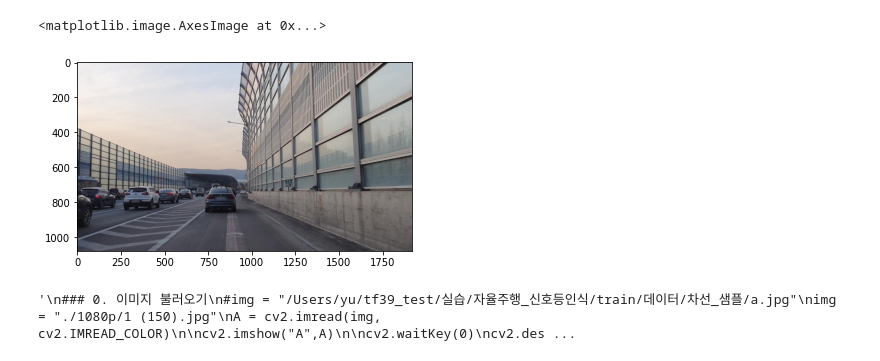
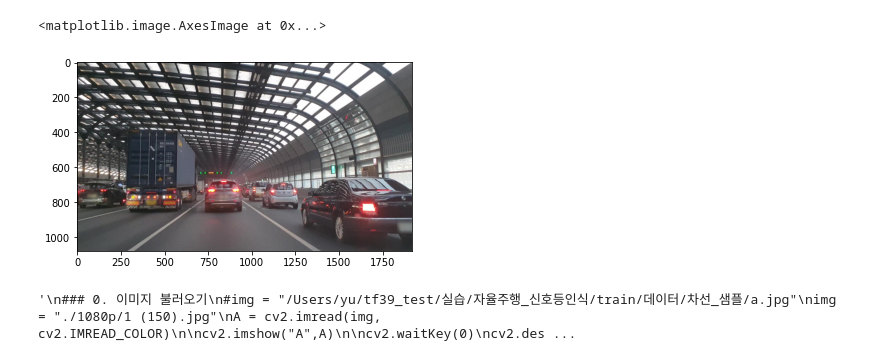
Before and after one commit to lim-ye-ji/Object_recognition_in_autonomous_driving, a Jupyter notebook: lane/Yu.ipynb, the cells around one changed output. Cells and saved outputs as stored; diff of their text form; code cells hidden in the pictures.

```diff
--- a/lane/Yu.ipynb
+++ b/lane/Yu.ipynb
@@ -9,13 +9,13 @@ import numpy as np
 # %%
 ### 0. plt버전 이미지 불러오기
 #img = "/Users/yu/tf39_test/실습/자율주행_신호등인식/train/데이터/차선_샘플/a.jpg"
-img = "./1080p/1 (77).jpg"
+img = "./1080p/1 (1).jpg"
 A = mpimg.imread(img, cv2.IMREAD_COLOR)
 
 plt.imshow(A)
 # %% [output]
 <matplotlib.image.AxesImage at 0x...>
-[figure, old version]
+[figure, new version]
 # %%
 """
 ### 0. 이미지 불러오기
```
Also changed, not shown: parts of 15 cells of this notebook.
